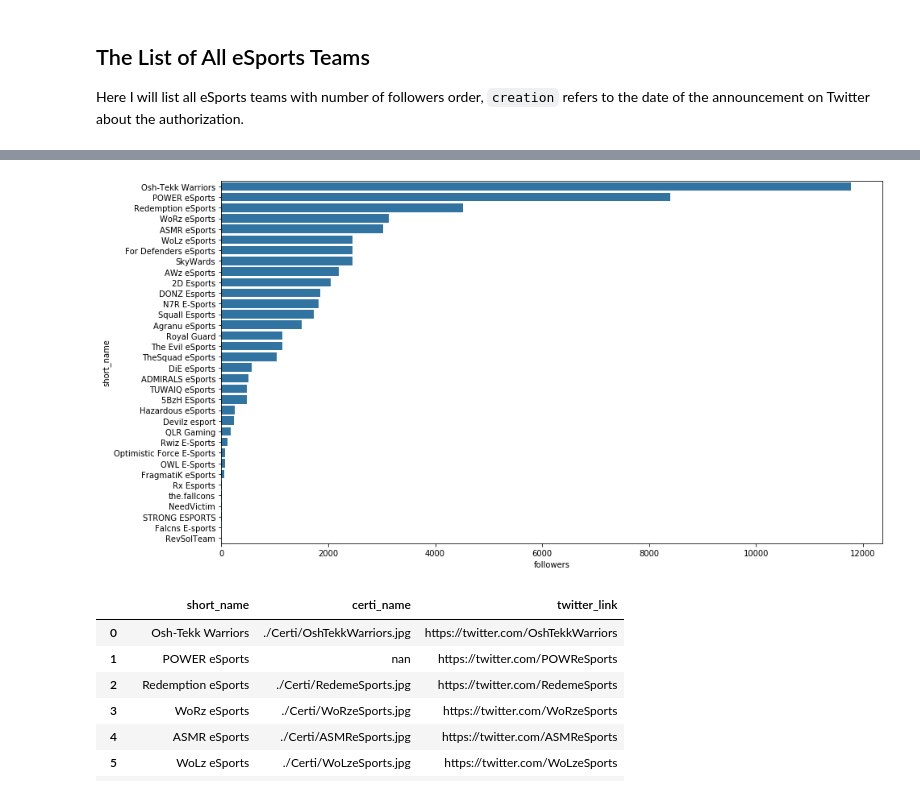
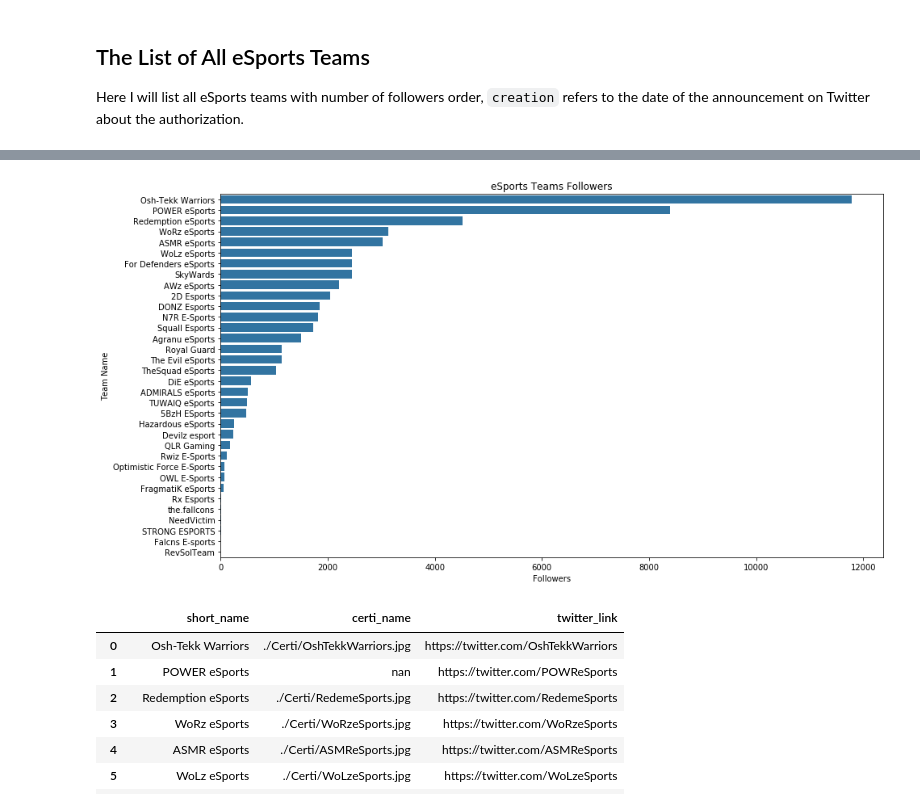
Before and after one commit to iRaied/eSports_Teams, a Jupyter notebook: all_esports_teams_w_order.ipynb, the cells around one changed output, grey strips where cells are left out. Cells and saved outputs as stored; diff of their text form; code cells hidden in the pictures.

Commit message:
add title , labels

```diff
--- a/all_esports_teams_w_order.ipynb
+++ b/all_esports_teams_w_order.ipynb
@@ -16,9 +16,12 @@ HTML(es[['image' ,'Long_name', 'short_name', 'abbreviation','twitter','creation'
 # %%
 color_palette = sb.color_palette()[0]
 plt.figure(figsize=[14.70, 8.27]);
 sb.barplot(data = es, y = 'short_name', x = 'followers', color = color_palette);
+plt.title('eSports Teams Followers');
+plt.ylabel('Team Name');
+plt.xlabel('Followers');
 # %% [output]
-[figure, old version]
+[figure, new version]
 # %%
 df = es[['short_name', 'certi_name','twitter_link']]
 display(df.style.format({'certi_name': make_clickable, 'twitter_link': make_clickable}))
```
